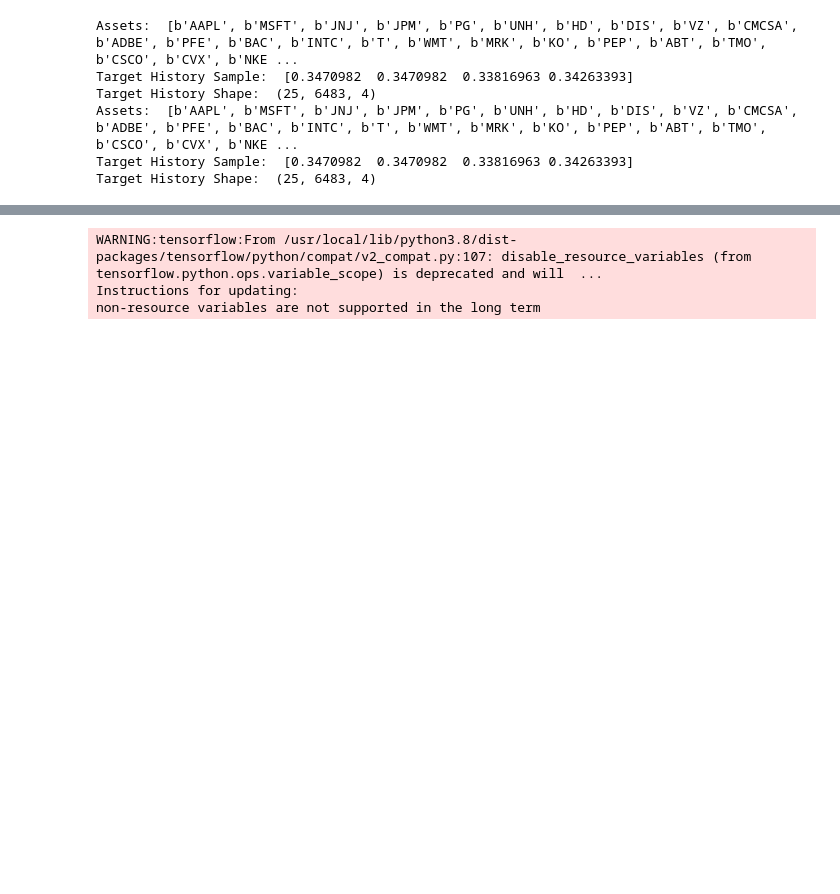
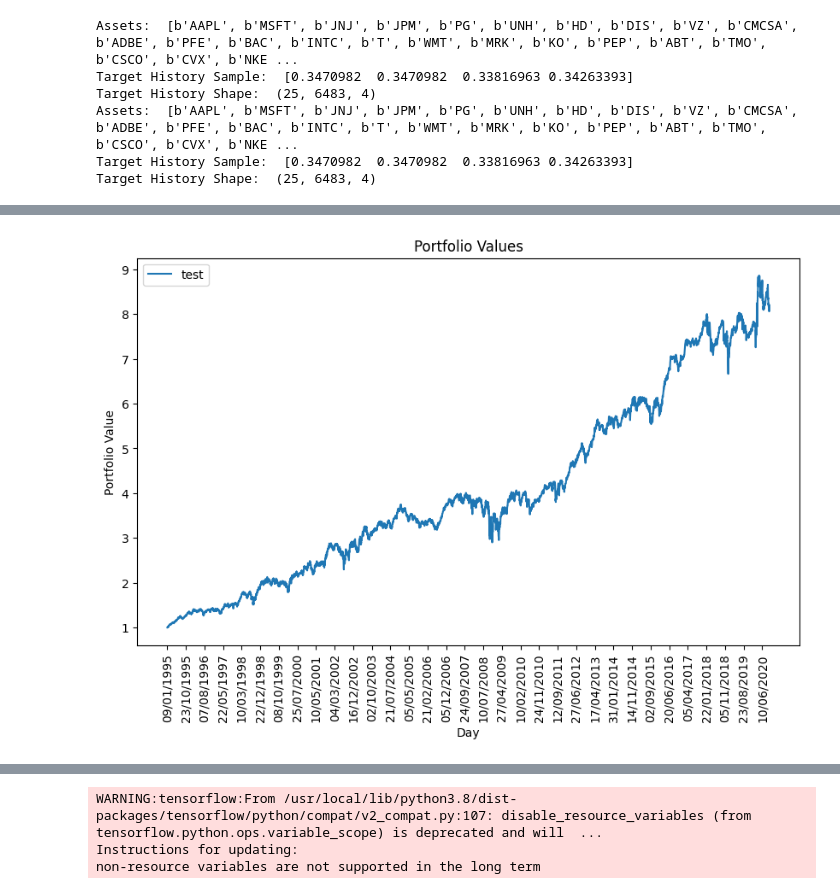
Before and after one commit to Eminent01/AMMI_Research, a Jupyter notebook: AMMI_4.ipynb, the cells around one changed output, grey strips where cells are left out. Cells and saved outputs as stored; diff of their text form; code cells hidden in the pictures; blank space fills up the shorter version.

```diff
--- a/AMMI_4.ipynb
+++ b/AMMI_4.ipynb
@@ -642,0 +752,6 @@ OSError: ignored
+# %%
+_, _, olps_portfolio_values, _, _ = test_with_given_weights(env, weights_list[1])
+# %%
+plot_portfolio_values(['test'], [olps_portfolio_values], dates, log_y=False)
+# %% [output]
+[figure, added]
```
Also changed, not shown: parts of 23 cells of this notebook.
